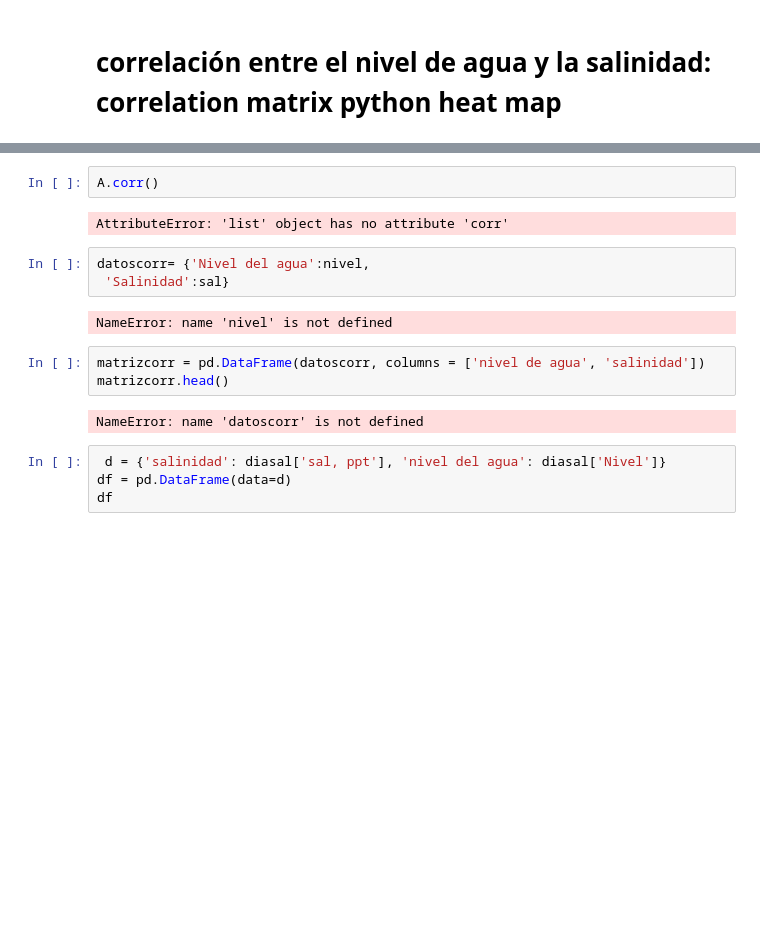
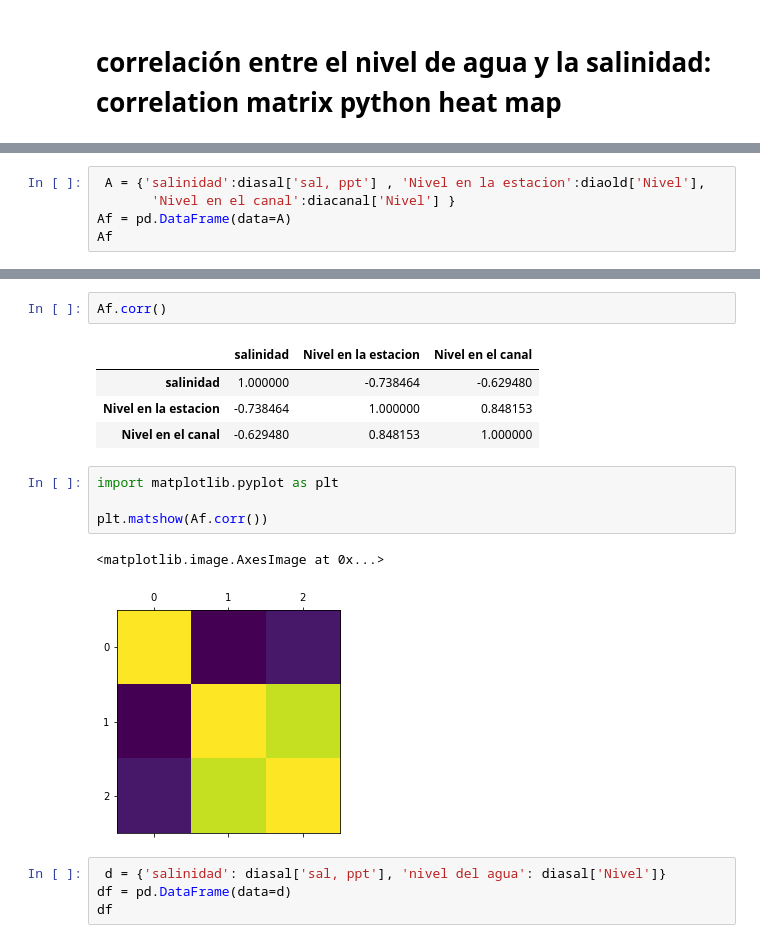
Before and after one commit to laloolea/computacional1, a Jupyter notebook: Actividad3/el Manglar El Sargento.ipynb, the cells around one changed output, grey strips where cells are left out. Cells and saved outputs as stored; diff of their text form; blank space fills up the shorter version.

```diff
--- a/Actividad3/el Manglar El Sargento.ipynb
+++ b/Actividad3/el Manglar El Sargento.ipynb
@@ -299,0 +337,5 @@ Name: sal, ppt, Length: 94, dtype: float64]]]
+# %%
+ A = {'salinidad':diasal['sal, ppt'] , 'Nivel en la estacion':diaold['Nivel'],
+       'Nivel en el canal':diacanal['Nivel'] }
+Af = pd.DataFrame(data=A)
+Af
@@ -300,17 +361,17 @@ Name: sal, ppt, Length: 94, dtype: float64]]]
 # %%
-A.corr()
+Af.corr()
 # %% [output]
-AttributeError: 'list' object has no attribute 'corr'
+|  | salinidad | Nivel en la estacion | Nivel en el canal |
+| salinidad | 1.000000 | -0.738464 | -0.629480 |
+| Nivel en la estacion | -0.738464 | 1.000000 | 0.848153 |
+| Nivel en el canal | -0.629480 | 0.848153 | 1.000000 |
-# %%
-datoscorr= {'Nivel del agua':nivel,
- 'Salinidad':sal}
-# %% [output]
-NameError: name 'nivel' is not defined
-# %%
-matrizcorr = pd.DataFrame(datoscorr, columns = ['nivel de agua', 'salinidad'])
-matrizcorr.head()
-# %% [output]
-NameError: name 'datoscorr' is not defined
+# %%
+import matplotlib.pyplot as plt
+
+plt.matshow(Af.corr())
+# %% [output]
+<matplotlib.image.AxesImage at 0x...>
+[figure, added]
 # %%
  d = {'salinidad': diasal['sal, ppt'], 'nivel del agua': diasal['Nivel']}
 df = pd.DataFrame(data=d)
```
Also changed, not shown: parts of 9 cells of this notebook, 1 other file.
